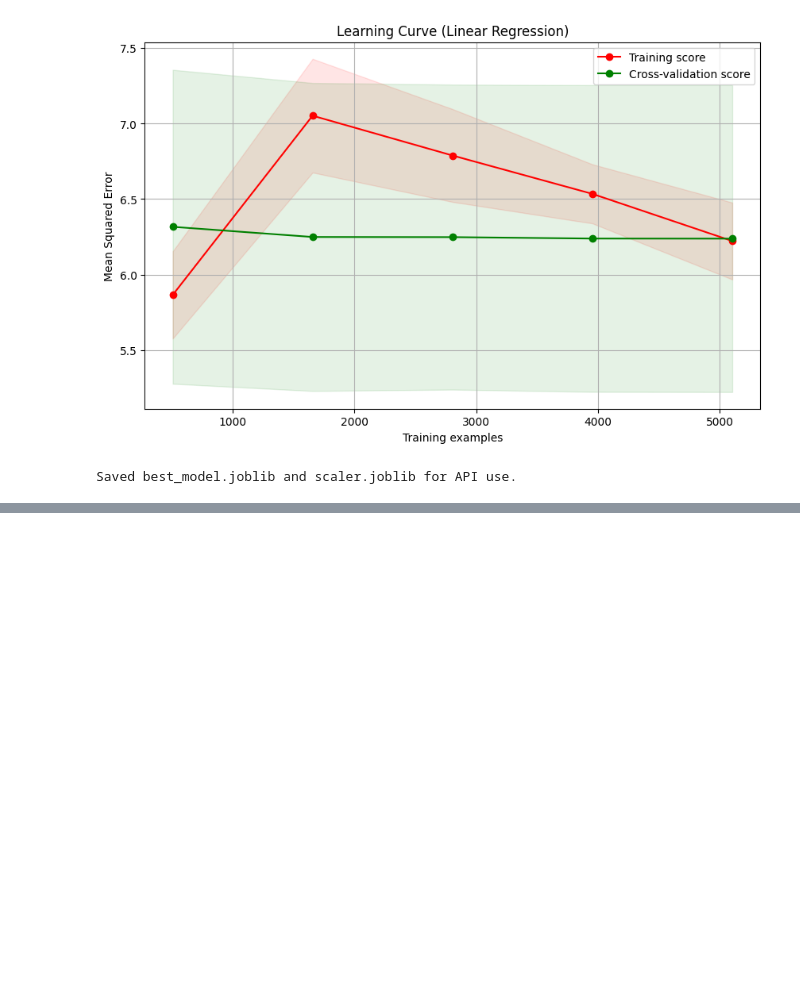
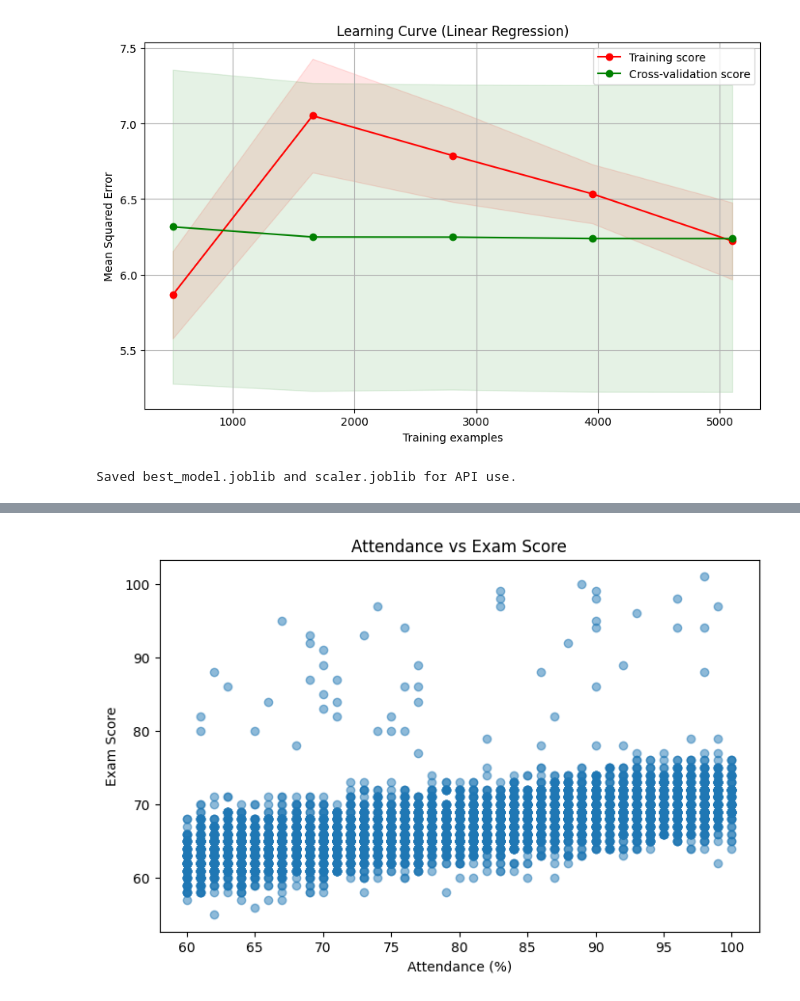
Before and after one commit to IrutingaboRaissa/scorepredictor, a Jupyter notebook: EngageMetrics.ipynb, the cells around one changed output, grey strips where cells are left out. Saved outputs shown, nothing was run; the diff lists cells and outputs as text; code cells hidden in the pictures; blank space fills up the shorter version.

```diff
--- a/EngageMetrics.ipynb
+++ b/EngageMetrics.ipynb
@@ -304,0 +450,10 @@ Saved best_model.joblib and scaler.joblib for API use.
+# %%
+# Visualization: Scatterplot of Attendance vs Exam Score
+plt.figure(figsize=(8,5))
+plt.scatter(df['Attendance'], df['Exam_Score'], alpha=0.5)
+plt.title('Attendance vs Exam Score')
+plt.xlabel('Attendance (%)')
+plt.ylabel('Exam Score')
+plt.show()
+# %% [output]
+[figure, added]
```
Also changed, not shown: parts of 18 cells of this notebook, 3 other files.
